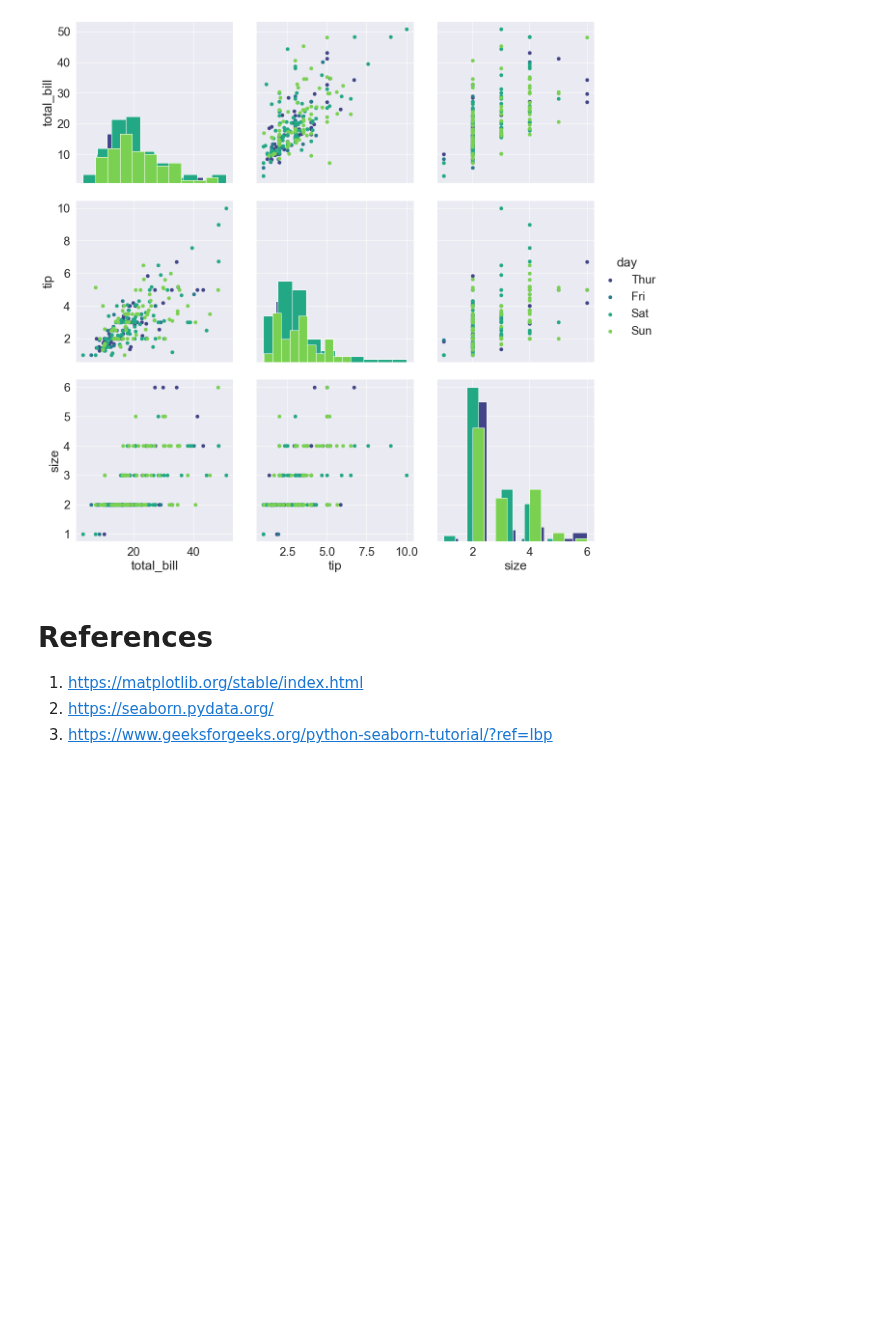
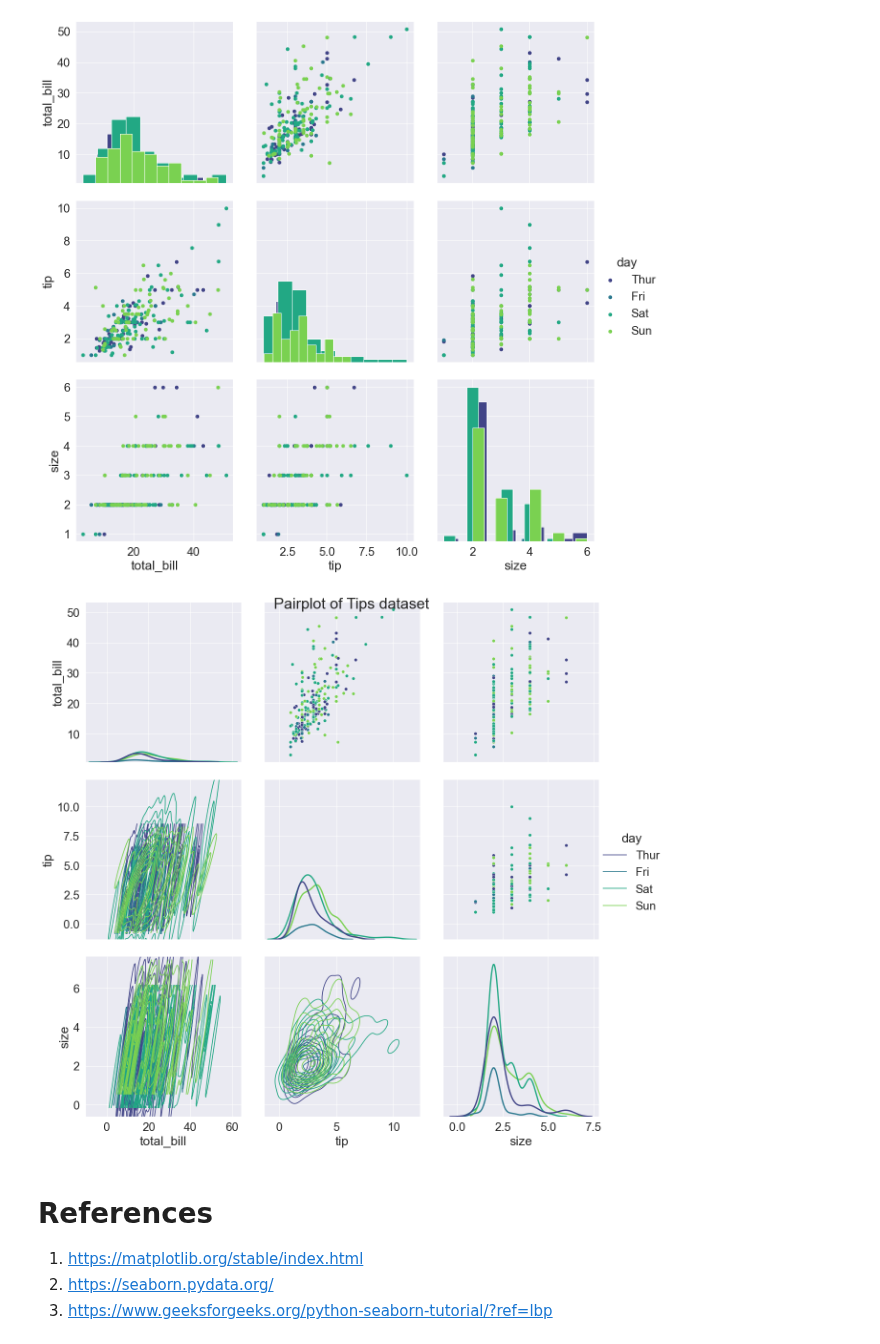
Before and after one commit to arunp77/Python-programming, a Jupyter notebook: Python-fundamental/Matplotlib.ipynb, the cells around one changed output. Cells and saved outputs as stored; diff of their text form; code cells hidden in the pictures; blank space fills up the shorter version.

```diff
--- a/Python-fundamental/Matplotlib.ipynb
+++ b/Python-fundamental/Matplotlib.ipynb
@@ -1615,6 +1621,26 @@ ax = ax.add_legend()
 plt.show()
 # %% [output]
 [figure]
+# %%
+# loading dataset
+df = sns.load_dataset('tips')
+
+# PairGrid object with hue
+ax = sns.PairGrid(df, hue ='day', height=4, aspect=1, palette='viridis')
+# type of graph for non-diagonal(upper part)
+ax = ax.map_upper(sns.scatterplot)
+# type of graph for non-diagonal(lower part)
+ax = ax.map_lower(sns.kdeplot)
+# type of graph for diagonal
+ax = ax.map_diag(sns.kdeplot, lw = 2)
+
+ax = ax.add_legend()
+ax.fig.suptitle("Pairplot of Tips dataset")
+
+# to show
+plt.show()
+# %% [output]
+[figure, added]
 # %% [markdown]
 # References
 
```
Also changed, not shown: parts of 11 cells of this notebook.
